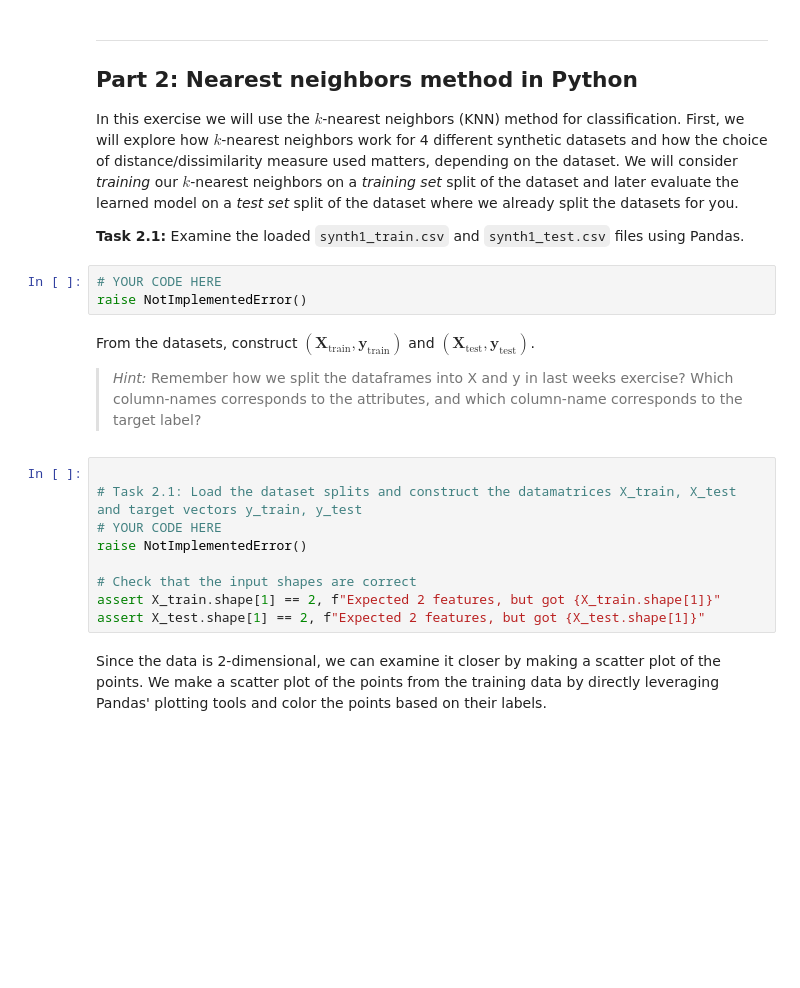
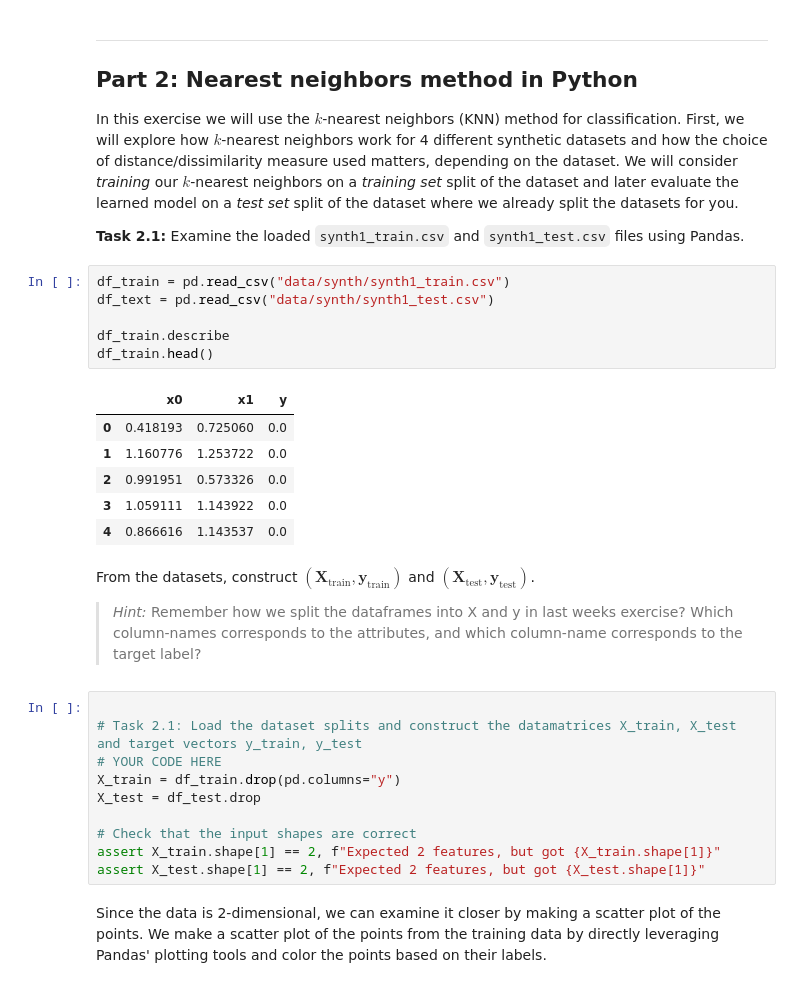
Before and after one commit to NicolaiNielsen/02452exercises, a Jupyter notebook: week2/exercise2.ipynb, the cells around one changed output. Drawn from its saved outputs; the diff is of its cells as text; blank space fills up the shorter version.

```diff
--- a/week2/exercise2.ipynb
+++ b/week2/exercise2.ipynb
@@ -472,8 +517,18 @@ In this exercise we will use the $k$-nearest neighbors (KNN) method for classifi
 
 **Task 2.1:** Examine the loaded `synth1_train.csv` and `synth1_test.csv` files using Pandas.
 # %%
-# YOUR CODE HERE
-raise NotImplementedError()
+df_train = pd.read_csv("data/synth/synth1_train.csv")
+df_text = pd.read_csv("data/synth/synth1_test.csv")
+
+df_train.describe
+df_train.head()
+# %% [output]
+|  | x0 | x1 | y |
+| 0 | 0.418193 | 0.725060 | 0.0 |
+| 1 | 1.160776 | 1.253722 | 0.0 |
+| 2 | 0.991951 | 0.573326 | 0.0 |
+| 3 | 1.059111 | 1.143922 | 0.0 |
+| 4 | 0.866616 | 1.143537 | 0.0 |
 # %% [markdown]
 From the datasets, construct $\left(\boldsymbol{X}_{\text{train}}, \boldsymbol{y}_{\text{train}}\right)$ and $\left(\boldsymbol{X}_{\text{test}},\boldsymbol{y}_{\text{test}}\right)$.
 
@@ -482,7 +537,8 @@ From the datasets, construct $\left(\boldsymbol{X}_{\text{train}}, \boldsymbol{y
 
 # Task 2.1: Load the dataset splits and construct the datamatrices X_train, X_test and target vectors y_train, y_test
 # YOUR CODE HERE
-raise NotImplementedError()
+X_train = df_train.drop(pd.columns="y")
+X_test = df_test.drop
 
 # Check that the input shapes are correct
 assert X_train.shape[1] == 2, f"Expected 2 features, but got {X_train.shape[1]}"
```
Also changed, not shown: parts of 7 cells of this notebook, 9 other files.
